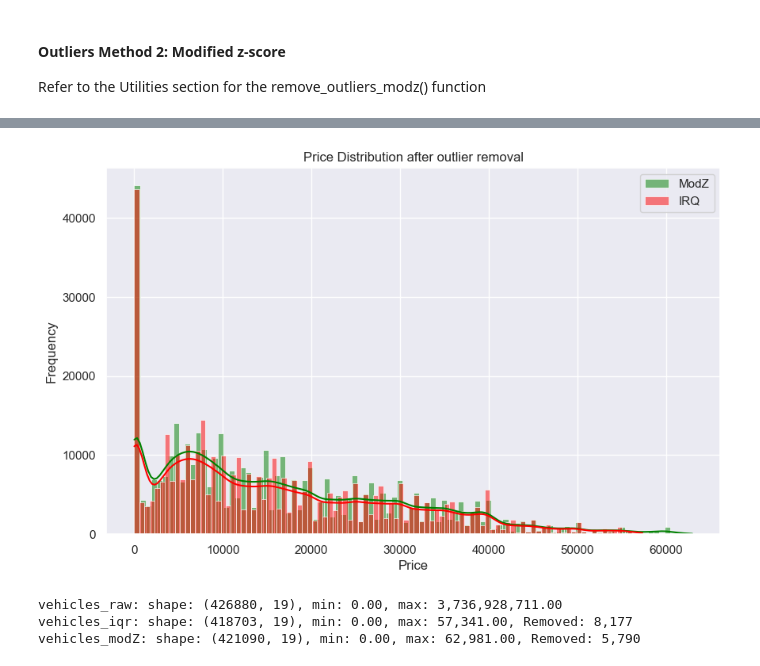
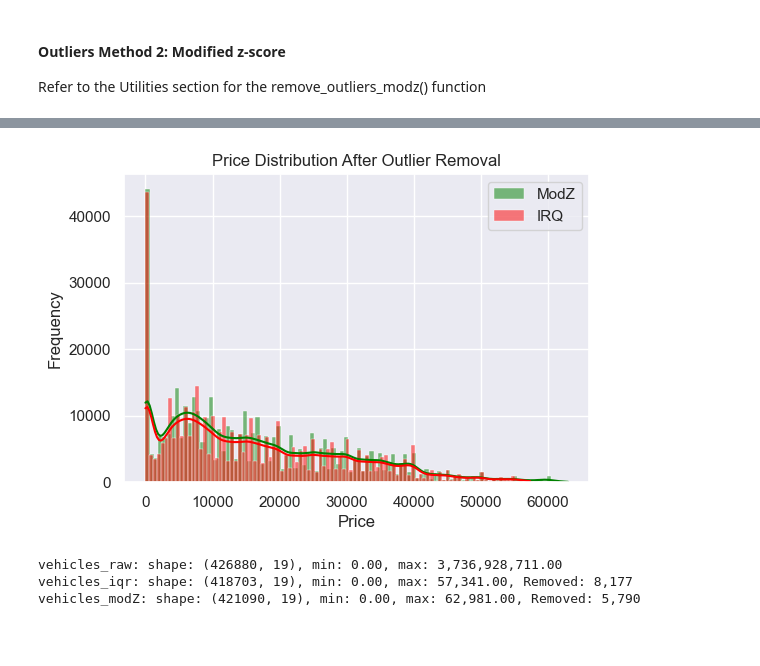
Before and after one commit to fazeelgm/UCB_ML_AI_PracticalApp_II, a Jupyter notebook: DataInvestigation.ipynb, the cells around one changed output, grey strips where cells are left out. Drawn from its saved outputs; the diff is of its cells as text; code cells hidden in the pictures; blank space fills up the shorter version.

```diff
--- a/DataInvestigation.ipynb
+++ b/DataInvestigation.ipynb
@@ -225,16 +234,18 @@ Time: 0.298353910446167
 # %%
 # Plot the distribution again
-plt.figure(figsize=(10, 6))
+plt.figure(figsize=(6, 4))
 sns.histplot(vehicles_modZ['price'], bins=100, kde=True, color='green', alpha=0.5, label='ModZ')
 sns.histplot(vehicles_iqr['price'], bins=100, kde=True, color='red', alpha=0.5, label='IRQ')
 
-plt.title('Price Distribution after outlier removal')
+plt.title('Price Distribution After Outlier Removal')
 plt.xlabel('Price')
 plt.ylabel('Frequency')
 plt.legend()
+plt.savefig('images/price_outliers_removed.png')
+
 plt.show()
 # %% [output]
-[figure, old version]
+[figure, new version]
 # %%
 print('vehicles_raw: shape: {}, min: {:,.2f}, max: {:,.2f}'.
       format(vehicles_raw.shape, vehicles_raw.price.min(), vehicles_raw.price.max()))
```
Also changed, not shown: parts of 3 cells of this notebook, 4 other files.
